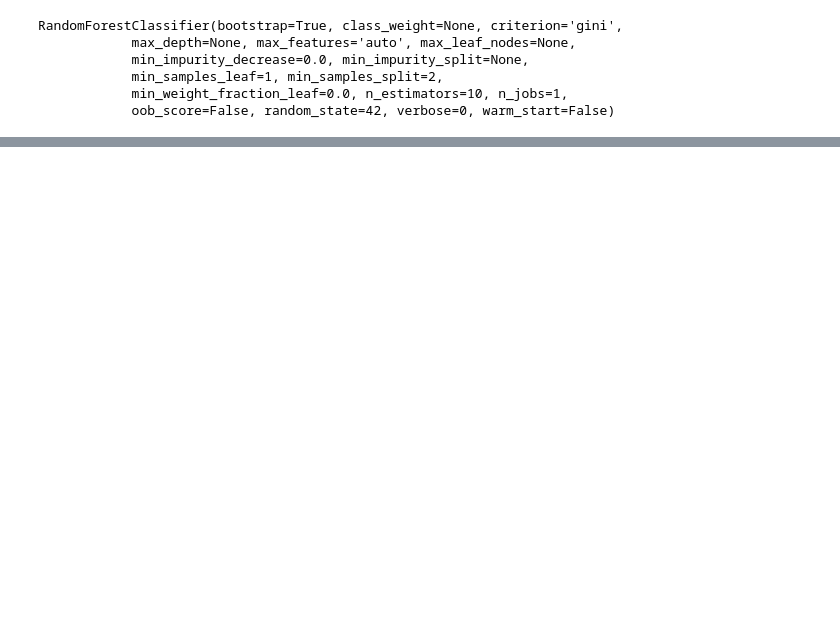
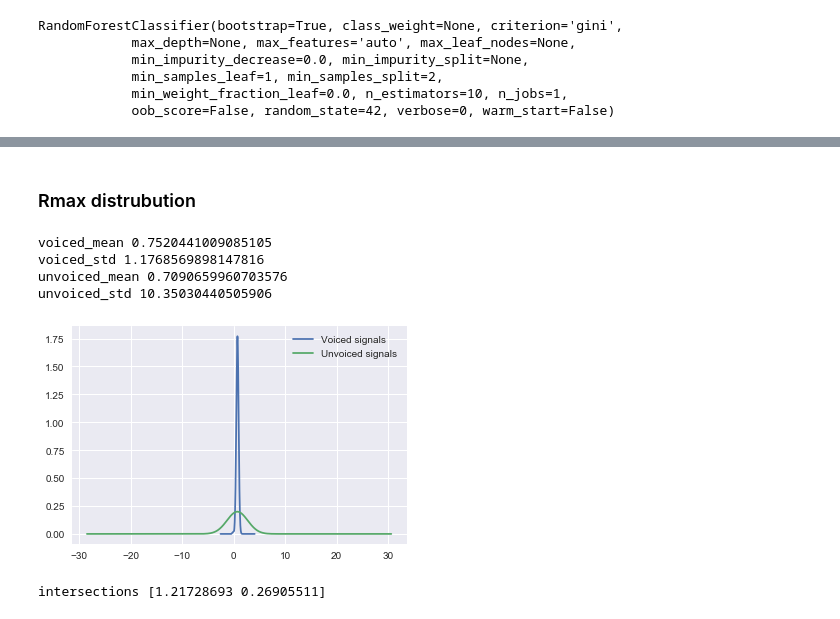
Before and after one commit to vicaub/Pitch-Estimation-and-Voicing-Detection, a Jupyter notebook: notebook/Classification Model for Pitch and voicing recognition.ipynb, the cells around one changed output, grey strips where cells are left out. Cells and saved outputs as stored; diff of their text form; code cells hidden in the pictures; blank space fills up the shorter version.

```diff
--- a/notebook/Classification Model for Pitch and voicing recognition.ipynb
+++ b/notebook/Classification Model for Pitch and voicing recognition.ipynb
@@ -136,0 +346,12 @@ print(number_failures/len(formated_test))
+# %% [markdown]
+### Rmax distrubution
+# %%
+voiced_signals, unvoiced_signals = get_feature_data(3)
+print_distrubutions(voiced_signals, unvoiced_signals)
+# %% [output]
+voiced_mean 0.7520441009085105
+voiced_std 1.1768569898147816
+unvoiced_mean 0.7090659960703576
+unvoiced_std 10.35030440505906
+[figure, added]
+intersections [1.21728693 0.26905511]
```
Also changed, not shown: parts of 31 cells of this notebook, 4 other files.
